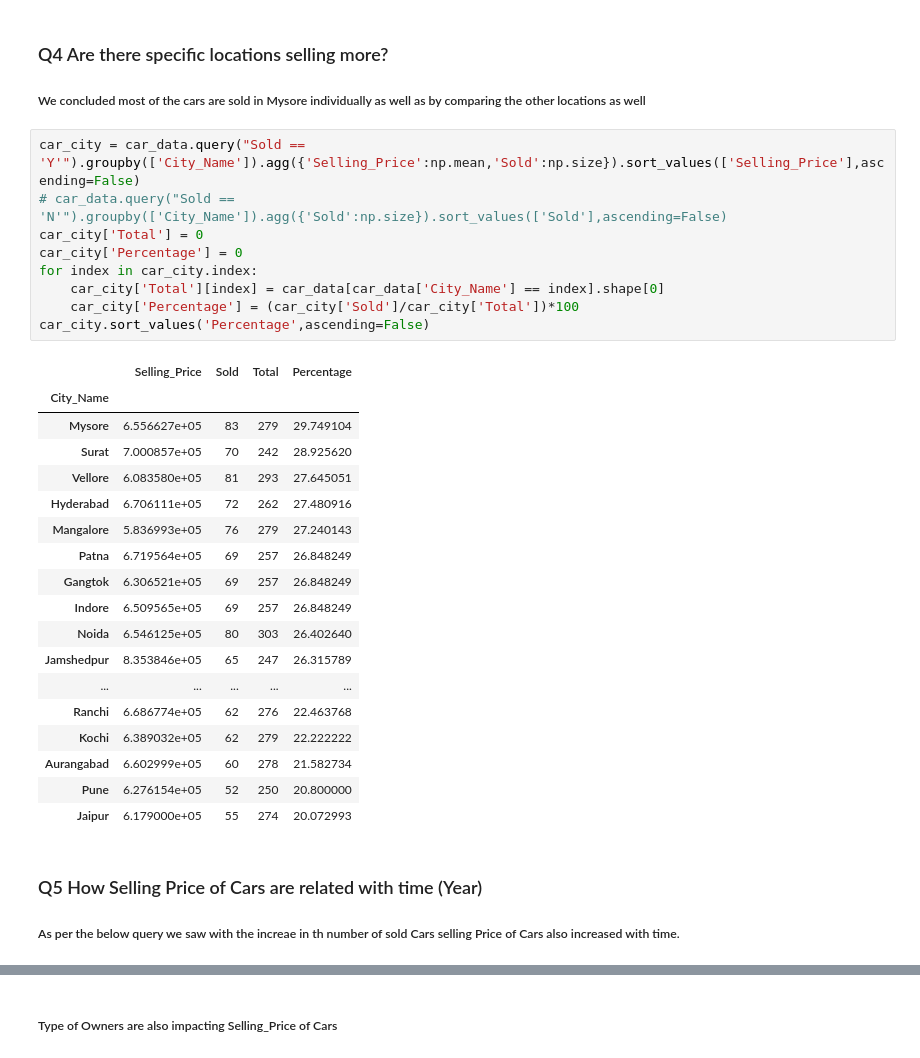
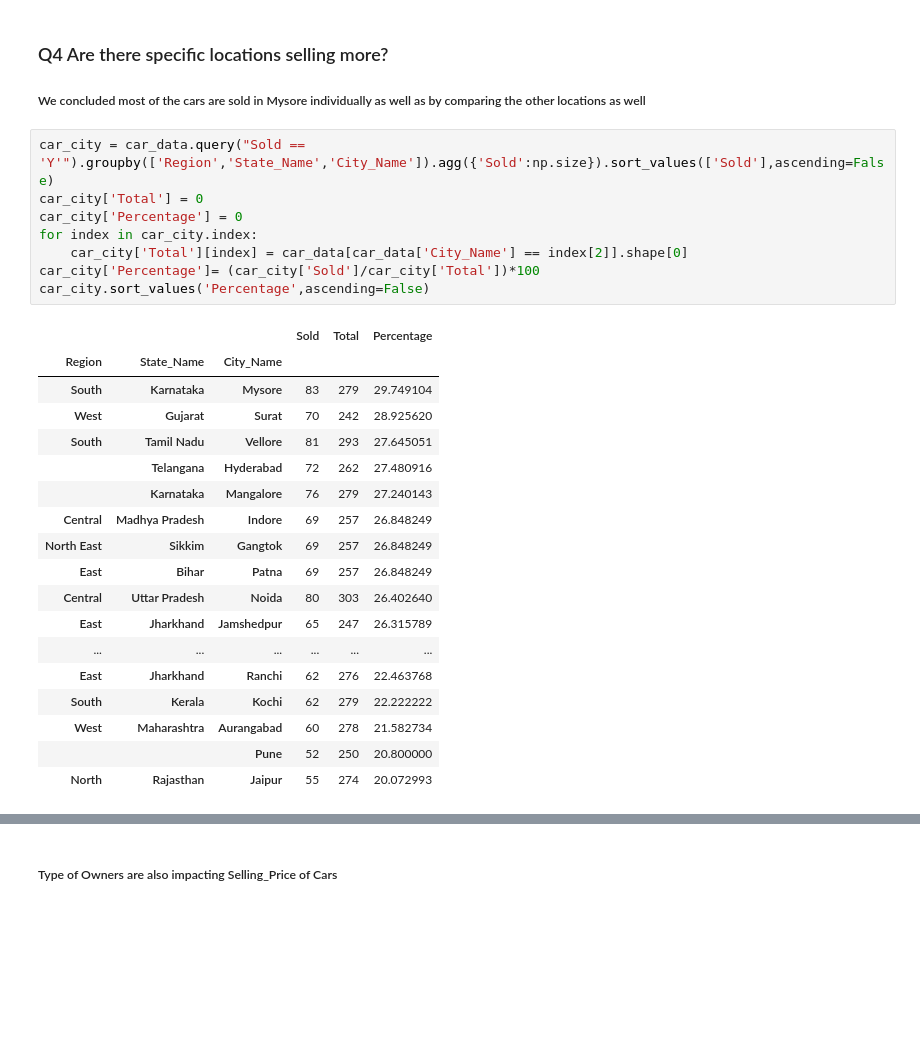
Before and after one commit to hiteshgulati/deloitte_capstone_group, a Jupyter notebook: Used Car Data/Capstome_Projectv2.ipynb, the cells around one changed output, grey strips where cells are left out. Cells and saved outputs as stored; diff of their text form; blank space fills up the shorter version.

```diff
--- a/Used Car Data/Capstome_Projectv2.ipynb
+++ b/Used Car Data/Capstome_Projectv2.ipynb
@@ -274,33 +278,29 @@ car_sold.sort_values('Percentage',ascending=False).reset_index(drop = True)
 ### Q4 Are there specific locations selling more?
 ##### We concluded most of the cars are sold in Mysore individually as well as by comparing the other locations as well
 # %%
-car_city = car_data.query("Sold == 'Y'").groupby(['City_Name']).agg({'Selling_Price':np.mean,'Sold':np.size}).sort_values(['Selling_Price'],ascending=False)
-# car_data.query("Sold == 'N'").groupby(['City_Name']).agg({'Sold':np.size}).sort_values(['Sold'],ascending=False)
+car_city = car_data.query("Sold == 'Y'").groupby(['Region','State_Name','City_Name']).agg({'Sold':np.size}).sort_values(['Sold'],ascending=False)
 car_city['Total'] = 0
 car_city['Percentage'] = 0
 for index in car_city.index:
-    car_city['Total'][index] = car_data[car_data['City_Name'] == index].shape[0]
-    car_city['Percentage'] = (car_city['Sold']/car_city['Total'])*100
+    car_city['Total'][index] = car_data[car_data['City_Name'] == index[2]].shape[0]
+car_city['Percentage']= (car_city['Sold']/car_city['Total'])*100
 car_city.sort_values('Percentage',ascending=False)
 # %% [output]
-|  | Selling_Price | Sold | Total | Percentage |
-| City_Name |  |  |  |  |
-| Mysore | 6.556627e+05 | 83 | 279 | 29.749104 |
-| Surat | 7.000857e+05 | 70 | 242 | 28.925620 |
-| Vellore | 6.083580e+05 | 81 | 293 | 27.645051 |
-| Hyderabad | 6.706111e+05 | 72 | 262 | 27.480916 |
-| Mangalore | 5.836993e+05 | 76 | 279 | 27.240143 |
-| Patna | 6.719564e+05 | 69 | 257 | 26.848249 |
-| Gangtok | 6.306521e+05 | 69 | 257 | 26.848249 |
-| Indore | 6.509565e+05 | 69 | 257 | 26.848249 |
-| Noida | 6.546125e+05 | 80 | 303 | 26.402640 |
-| Jamshedpur | 8.353846e+05 | 65 | 247 | 26.315789 |
-| ... | ... | ... | ... | ... |
-| Ranchi | 6.686774e+05 | 62 | 276 | 22.463768 |
-| Kochi | 6.389032e+05 | 62 | 279 | 22.222222 |
-| Aurangabad | 6.602999e+05 | 60 | 278 | 21.582734 |
-| Pune | 6.276154e+05 | 52 | 250 | 20.800000 |
-| Jaipur | 6.179000e+05 | 55 | 274 | 20.072993 |
+|  |  |  | Sold | Total | Percentage |
+| Region | State_Name | City_Name |  |  |  |
+| South | Karnataka | Mysore | 83 | 279 | 29.749104 |
+| West | Gujarat | Surat | 70 | 242 | 28.925620 |
+| South | Tamil Nadu | Vellore | 81 | 293 | 27.645051 |
+|  | Telangana | Hyderabad | 72 | 262 | 27.480916 |
+|  | Karnataka | Mangalore | 76 | 279 | 27.240143 |
+| Central | Madhya Pradesh | Indore | 69 | 257 | 26.848249 |
+| North East | Sikkim | Gangtok | 69 | 257 | 26.848249 |
+| East | Bihar | Patna | 69 | 257 | 26.848249 |
+| Central | Uttar Pradesh | Noida | 80 | 303 | 26.402640 |
+| East | Jharkhand | Jamshedpur | 65 | 247 | 26.315789 |
+| ... | ... | ... | ... | ... | ... |
+| East | Jharkhand | Ranchi | 62 | 276 | 22.463768 |
+| South | Kerala | Kochi | 62 | 279 | 22.222222 |
+| West | Maharashtra | Aurangabad | 60 | 278 | 21.582734 |
+|  |  | Pune | 52 | 250 | 20.800000 |
+| North | Rajasthan | Jaipur | 55 | 274 | 20.072993 |
-# %% [markdown]
-### Q5 How Selling Price of Cars are related with time (Year)
-##### As per the below query we saw with the increae in th number of sold Cars selling Price of Cars also increased with time.
```
Also changed, not shown: parts of 22 cells of this notebook, 1 other file.
